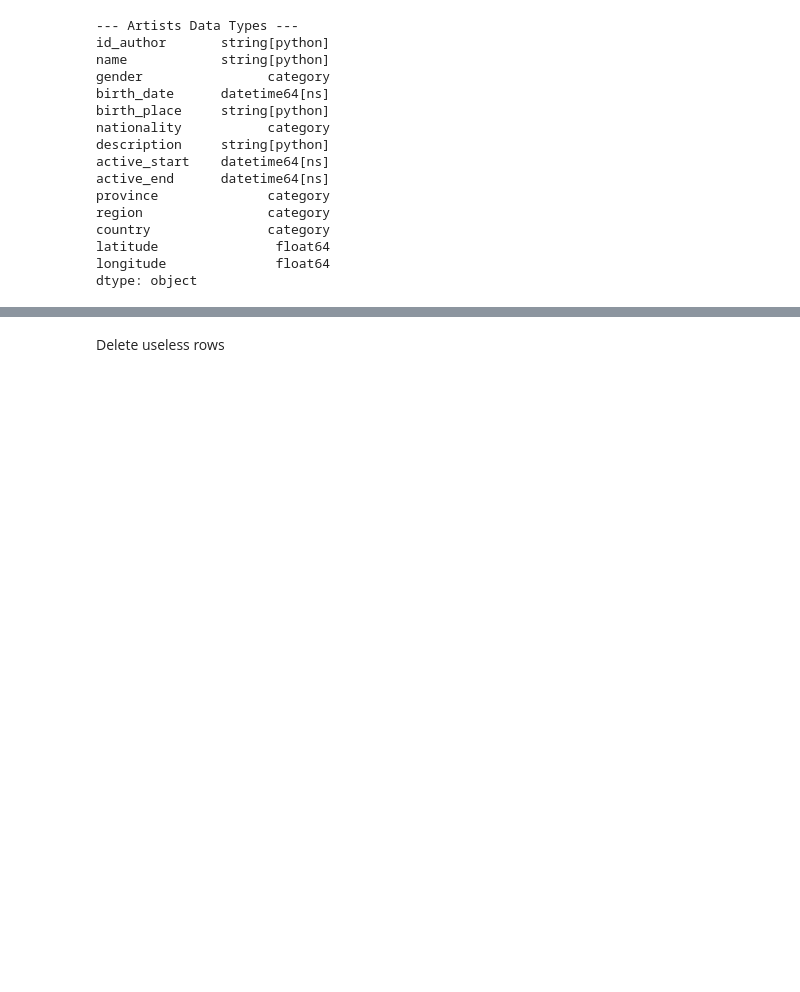
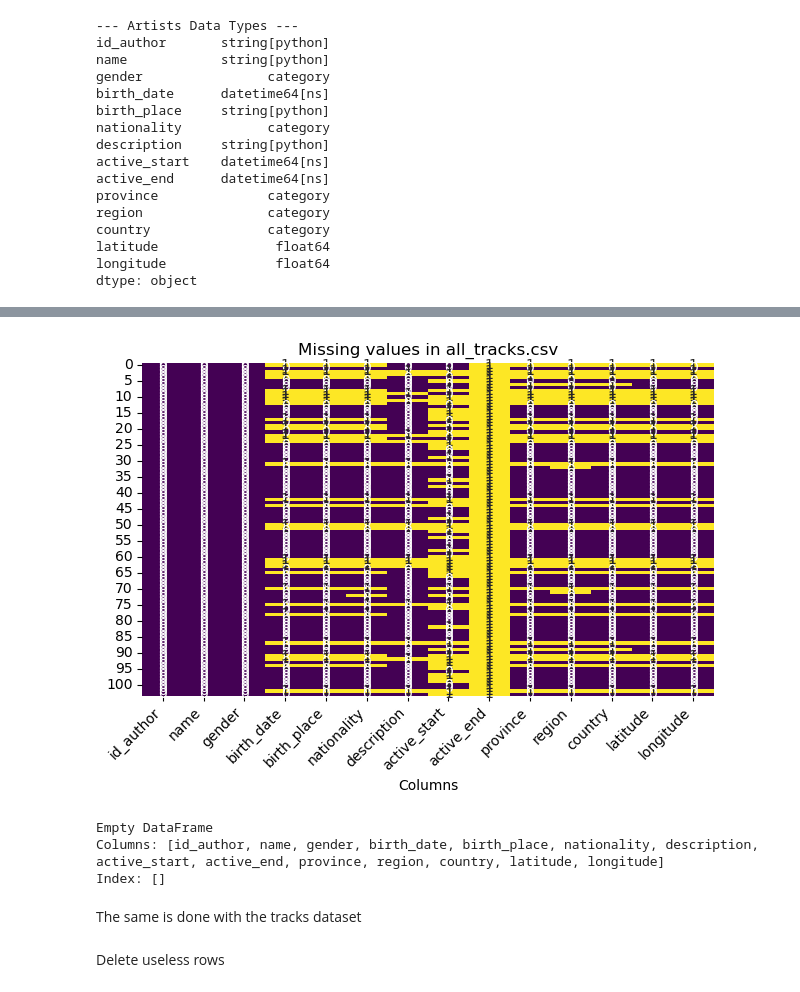
Before and after one commit to abderrahmane-salmi/UNIPI-Data-Mining-Project, a Jupyter notebook: task1/01_data_understanding.ipynb, the cells around one changed output, grey strips where cells are left out. Saved outputs shown, nothing was run; the diff lists cells and outputs as text; code cells hidden in the pictures; blank space fills up the shorter version.

Commit message:
Add quality report in 01_data_understanding

```diff
--- a/task1/01_data_understanding.ipynb
+++ b/task1/01_data_understanding.ipynb
@@ -349,0 +282,18 @@ dtype: object
+# %%
+from data_understanding.utils import *
+
+
+artists_validators = {
+    "gender": lambda df: check_in_set(df, column="gender", valid_values={'M','F'}),
+    "longitude": lambda df: check_numeric_range(df, column="longitude", start=-180, end=180),
+    "latitude" : lambda df: check_numeric_range(df, column="latitude", start =-90, end=90),
+    "birth_date" : lambda df: check_date(df, column="birth_date", date_min="1920-01-01"),
+    "active_start": lambda df: check_date(df, column="active_start", date_min="1940-01-01"),
+    "active_end" : lambda df: check_date(df, column="active_end", date_min="1920-01-01"),
+    "region" : lambda df: check_in_set(df,column="region", valid_values=italian_regions)
+}
+
+reporter = DataQualityReporter(artists_df, artists_validators)
+
+report = reporter.compute_report()
+report["missing_values"]
@@ -349,0 +313,12 @@ dtype: object
+# %%
+reporter.plot_missing_values()
+# %% [output]
+[figure, added]
+# %%
+reporter.report_duplicated_rows()
+# %% [output]
+Empty DataFrame
+Columns: [id_author, name, gender, birth_date, birth_place, nationality, description, active_start, active_end, province, region, country, latitude, longitude]
+Index: []
+# %% [markdown]
+The same is done with the tracks dataset
```
Also changed, not shown: parts of 10 cells of this notebook, 1 other file.
